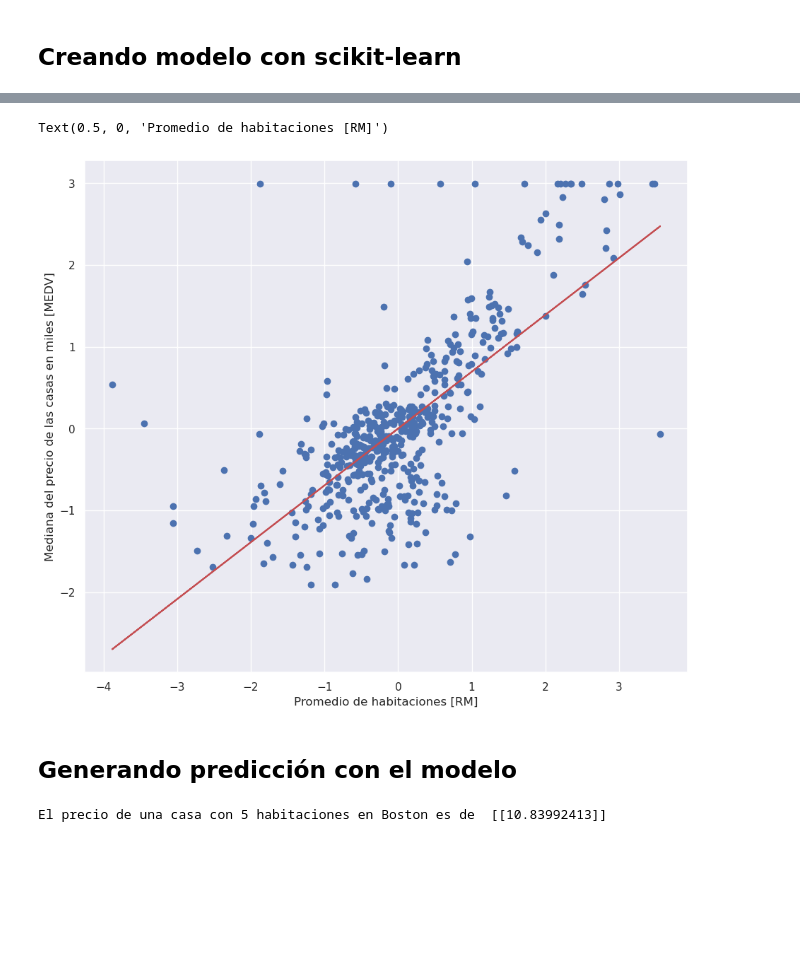
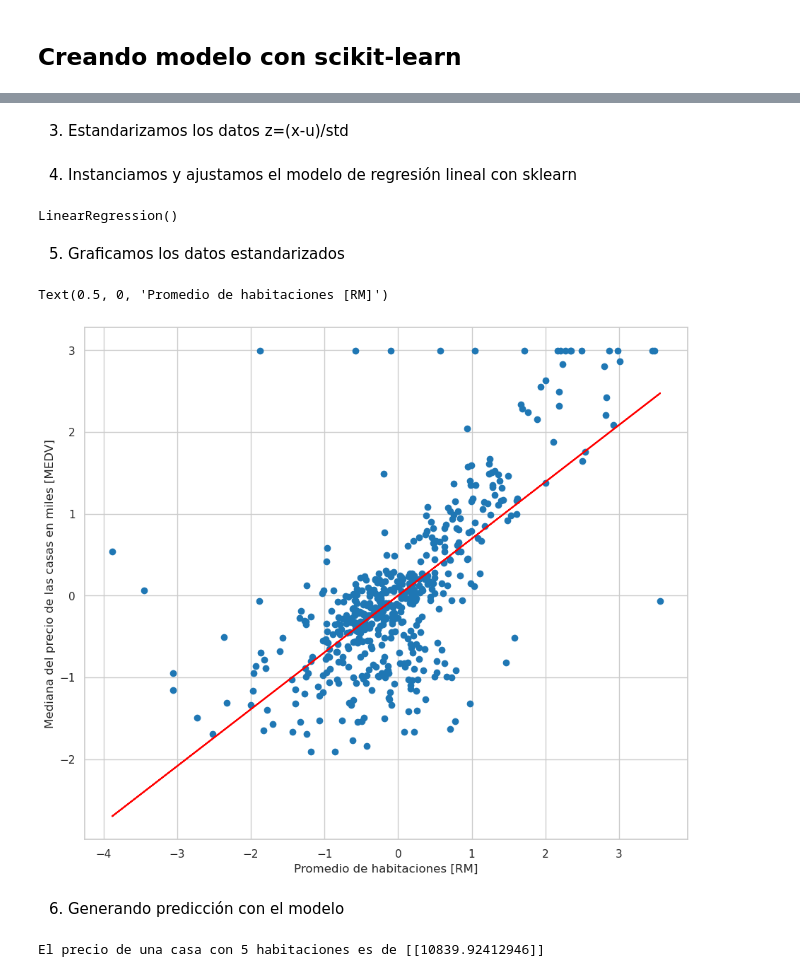
Before and after one commit to antonio-xrp/regresion-lineal, a Jupyter notebook: notebooks/0.0-antoniolml-regresion-lineal-scikit-learn.ipynb, the cells around one changed output, grey strips where cells are left out. Drawn from its saved outputs; the diff is of its cells as text; code cells hidden in the pictures; blank space fills up the shorter version.

```diff
--- a/notebooks/0.0-antoniolml-regresion-lineal-scikit-learn.ipynb
+++ b/notebooks/0.0-antoniolml-regresion-lineal-scikit-learn.ipynb
@@ -56,5 +106,0 @@ Una vez que se ve cómo están correlacionadas las variables de manera visual es
-# %%
-#cm = np.corrcoef(df[cols].values.T)
- # crear coeficiente de correlacion, values como arreglo y luego Transpuesta
-sns.set_theme(font_scale=1)
-sns.heatmap(df[cols].corr(), annot=True,cbar=True ,yticklabels=cols,xticklabels=cols  ) # graficar el coeficiente de correlacion con un mapa de calor
@@ -82,0 +154,3 @@ LinearRegression()
+# %%
+x= df['RM'].values.reshape(-1,1) # variable independiente
+y= df['MEDV'].values.reshape(-1,1) # variable dependiente
@@ -83,16 +162,40 @@ LinearRegression()
+# %% [markdown]
+3. Estandarizamos los datos z=(x-u)/std
+# %%
+x_standar=sc_x.fit_transform(x)
+y_standar=sc_y.fit_transform(y)
+# %% [markdown]
+4. Instanciamos y ajustamos el modelo de regresión lineal con sklearn
+# %%
+slr = LinearRegression()
+slr.fit(x_standar, y_standar) # crear la linea recta que mejor se ajuste a los datos
+# %% [output]
+LinearRegression()
+# %% [markdown]
+5. Graficamos los datos estandarizados
 # %%
-plt.scatter(X_std,y_std) # graficar los datos dos variables
-plt.plot(X_std,slr.predict(X_std), color='r' ) # graficar la linea de regresion, luego usamos slr.predict para predecir los valores de x
+plt.scatter(x_standar,y_standar) # graficar los datos dos variables
+
+plt.plot(x_standar,slr.predict(x_standar), color='r' ) # graficar la linea de regresion, luego usamos slr.predict para predecir los valores de x
+
 plt.ylabel("Mediana del precio de las casas en miles [MEDV]"  )
 plt.xlabel("Promedio de habitaciones [RM]")
 # %% [output]
 Text(0.5, 0, 'Promedio de habitaciones [RM]')
-[figure, old version]
+[figure, new version]
 # %% [markdown]
-## Generando predicción con el modelo
+6. Generando predicción con el modelo
 # %%
-num_habitaciones = 5 # ¿cuanto cuesta una casa con 5 habitaciones?
-num_habitaciones_std = sc_x.transform(np.array([num_habitaciones]).reshape(-1,1)) # estandarizamos el numero de habitaciones, con el metodo transform de la libreria de sklearn, ya que recive un arreglo de numpy, se le tiene que decir np.array pasamos el # de habitaciones como lista y al final reshape para que sea un arreglo de numpy
-print("El precio de una casa con 5 habitaciones en Boston es de ", sc_y.inverse_transform(slr.predict(num_habitaciones_std)))# creamos nuestra prediccion con slr.predic del # de habitaciones estandarizado.
+# ¿cuanto cuesta una casa con 5 habitaciones?
+num_habitaciones = 5
+
+# estandarizamos el numero de habitaciones, con el metodo transform de la libreria de sklearn, ya que recive un arreglo de numpy, se le tiene que decir np.array pasamos el # de habitaciones como lista y al final reshape para que sea un arreglo de numpy
+num_habitaciones_standard = sc_x.transform(np.array([num_habitaciones]).reshape(-1,1))
+
+result=sc_y.inverse_transform(slr.predict(num_habitaciones_standard))
+
+print(f"El precio de una casa con {num_habitaciones} habitaciones es de {result*1000}")
+
+# creamos nuestra prediccion con slr.predic del # de habitaciones estandarizado.
 # %% [output]
-El precio de una casa con 5 habitaciones en Boston es de  [[10.83992413]]
+El precio de una casa con 5 habitaciones es de [[10839.92412946]]
```
Also changed, not shown: parts of 38 cells of this notebook, 13 other files.
